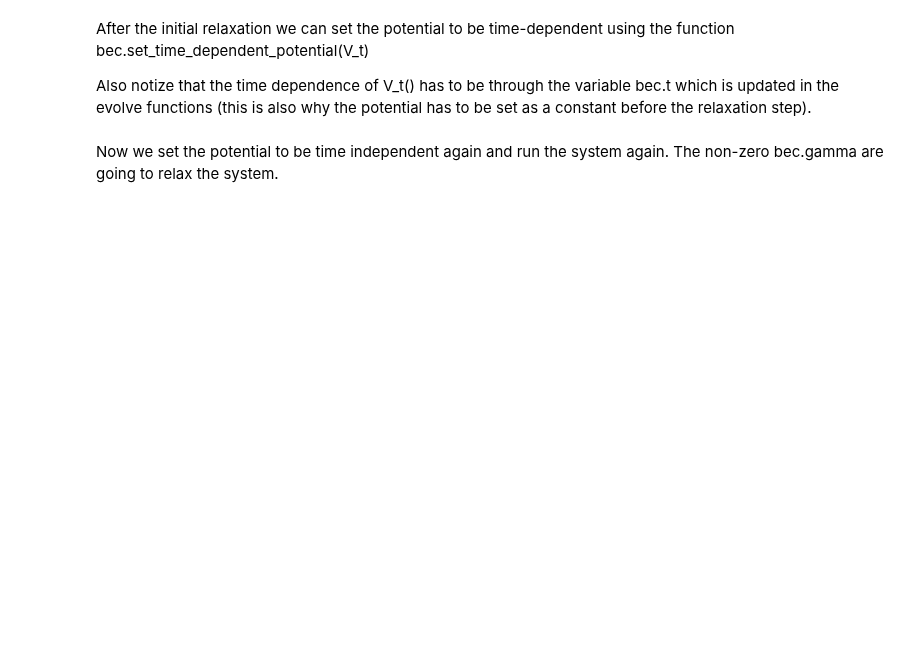
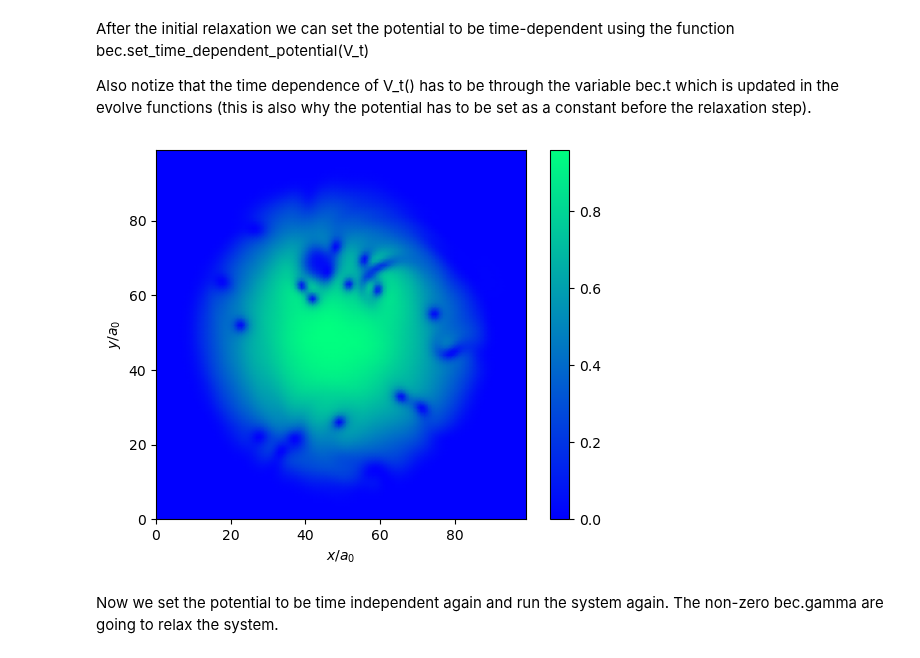
Before and after one commit to vidarsko/ComFiT, a Jupyter notebook: tutorial/BEC Time dependent potensials.ipynb, the cells around one changed output. Saved outputs shown, nothing was run; the diff lists cells and outputs as text; code cells hidden in the pictures; blank space fills up the shorter version.

```diff
--- a/tutorial/BEC Time dependent potensials.ipynb
+++ b/tutorial/BEC Time dependent potensials.ipynb
@@ -48,16 +54,22 @@ Also notize that the time dependence of V_t() has to be through the variable bec
 # %%
 
 ### Updating the potential to the time-dependent function V_t()
 bec.set_time_dependent_potential(V_t)
 
 ### Evolve the system with the dime-dependent potential
 T = 300
 timesteps = int(T/bec.dt)
 
 bec.evolve_dGPE(timesteps,'ETD4RK')
+bec.calc_superfluid_current()
+
+
 
 bec.plot_field(np.abs(bec.psi)**2,cmap_symmetric=False,colormap = 'winter')
+
 plt.show()
+# %% [output]
+[figure, added]
 # %% [markdown]
 Now we set the potential to be time independent again and run the system again. The non-zero bec.gamma are going to relax the system.
 # %%
```
Also changed, not shown: parts of 3 cells of this notebook, 5 other files.
